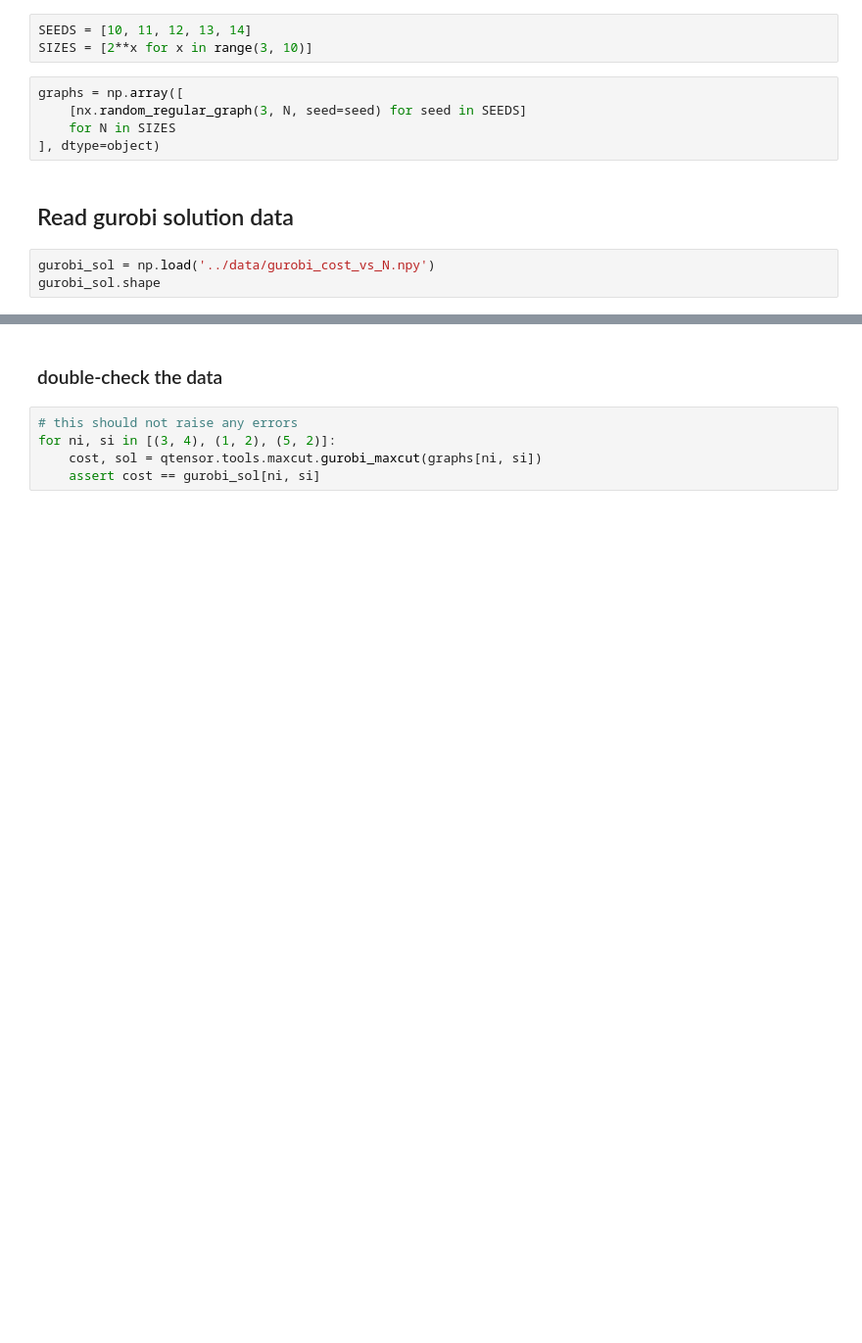
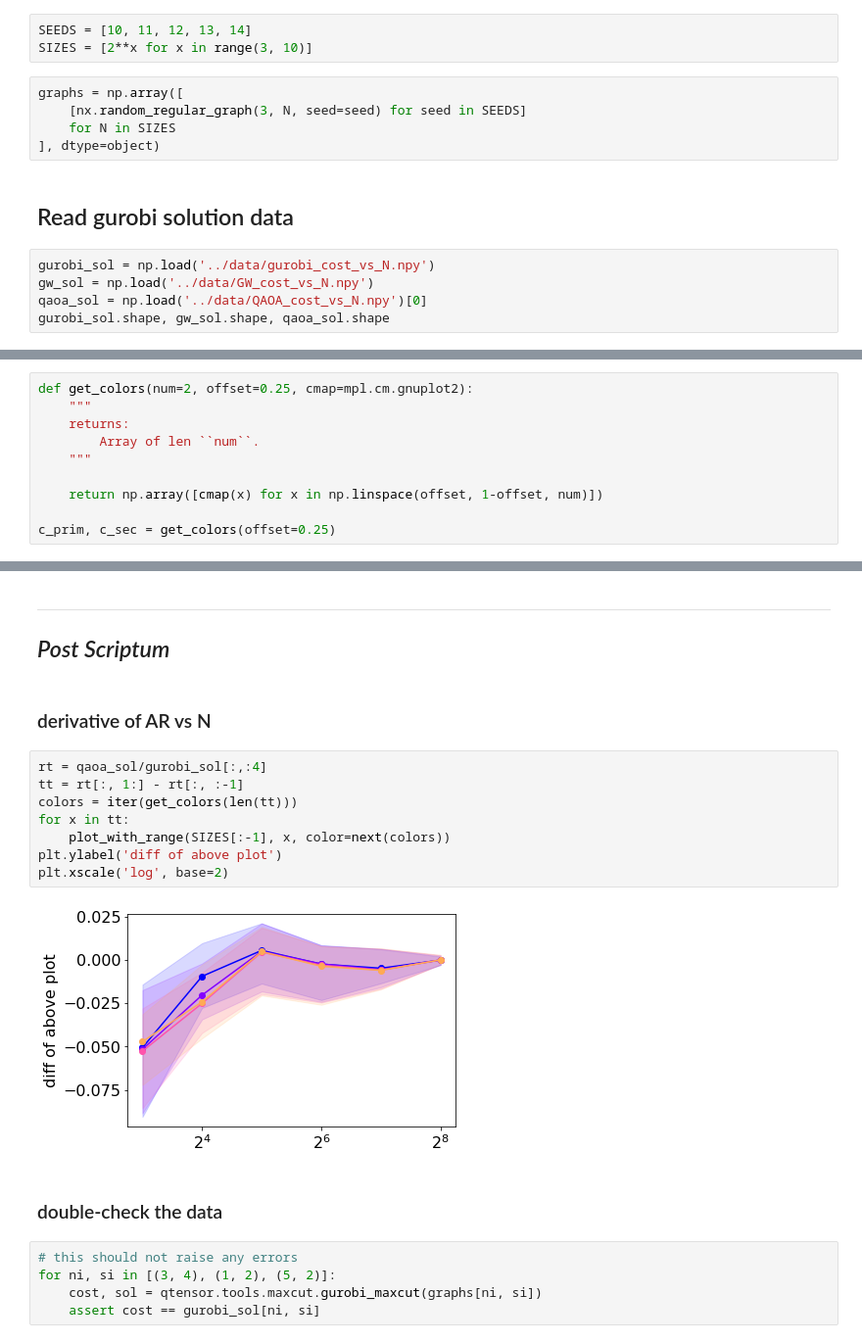
Before and after one commit to danlkv/fixed-angle-QAOA, a Jupyter notebook: plots/Heuristic plot AR vs N.ipynb, the cells around one changed output, grey strips where cells are left out. Shown at 98% size. Drawn from its saved outputs; the diff is of its cells as text; blank space fills up the shorter version.

```diff
--- a/plots/Heuristic plot AR vs N.ipynb
+++ b/plots/Heuristic plot AR vs N.ipynb
@@ -23,5 +25,7 @@ graphs = np.array([
 ## Read gurobi solution data
 # %%
 gurobi_sol = np.load('../data/gurobi_cost_vs_N.npy')
-gurobi_sol.shape
+gw_sol = np.load('../data/GW_cost_vs_N.npy')
+qaoa_sol = np.load('../data/QAOA_cost_vs_N.npy')[0]
+gurobi_sol.shape, gw_sol.shape, qaoa_sol.shape
 # %% [output]
@@ -34,0 +36,10 @@ json.dump(qtensor.tools.BETHE_QAOA_VALUES, open('../data/angles.json', 'w+'))
+# %%
+def get_colors(num=2, offset=0.25, cmap=mpl.cm.gnuplot2):
+    """
+    returns:
+        Array of len ``num``.
+    """
+
+    return np.array([cmap(x) for x in np.linspace(offset, 1-offset, num)])
+
+c_prim, c_sec = get_colors(offset=0.25)
@@ -35,3 +157,18 @@ json.dump(qtensor.tools.BETHE_QAOA_VALUES, open('../data/angles.json', 'w+'))
+# %% [markdown]
+---
+## _Post Scriptum_
+# %% [markdown]
+### derivative of AR vs N
+# %%
+rt = qaoa_sol/gurobi_sol[:,:4]
+tt = rt[:, 1:] - rt[:, :-1]
+colors = iter(get_colors(len(tt)))
+for x in tt:
+    plot_with_range(SIZES[:-1], x, color=next(colors))
+plt.ylabel('diff of above plot')
+plt.xscale('log', base=2)
+# %% [output]
+[figure, added]
 # %% [markdown]
 ### double-check the data
 # %%
```
Also changed, not shown: parts of 13 cells of this notebook, 4 other files.
